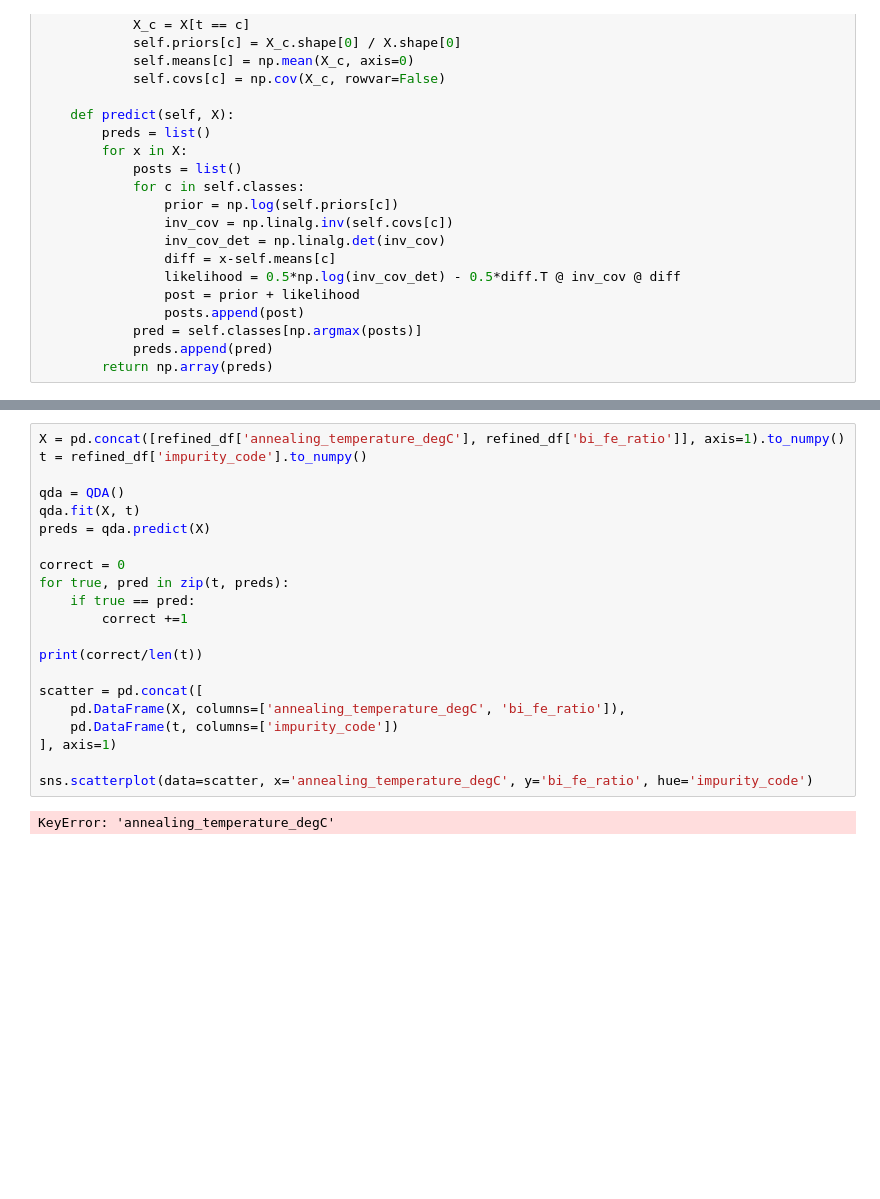
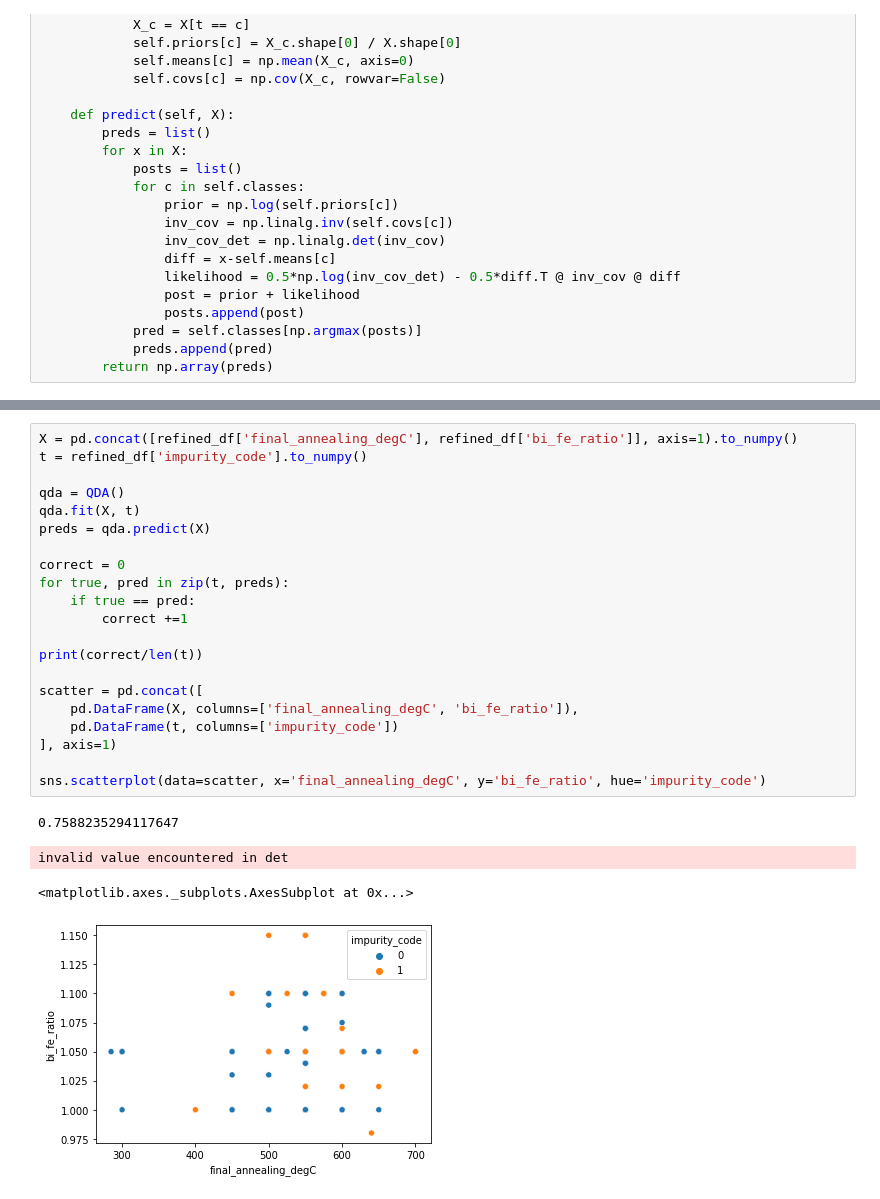
Before and after one commit to kevcruse96/bfo-impurityphase-analysis, a Jupyter notebook: df_dim_red.ipynb, the cells around one changed output, grey strips where cells are left out. Saved outputs shown, nothing was run; the diff lists cells and outputs as text; blank space fills up the shorter version.

```diff
--- a/df_dim_red.ipynb
+++ b/df_dim_red.ipynb
@@ -183,25 +216,28 @@ fig.show()
 [interactive output not drawn]
 [interactive output not drawn]
 # %%
-X = pd.concat([refined_df['annealing_temperature_degC'], refined_df['bi_fe_ratio']], axis=1).to_numpy()
+X = pd.concat([refined_df['final_annealing_degC'], refined_df['bi_fe_ratio']], axis=1).to_numpy()
 t = refined_df['impurity_code'].to_numpy()
 
 qda = QDA()
 qda.fit(X, t)
 preds = qda.predict(X)
 
 correct = 0
 for true, pred in zip(t, preds):
     if true == pred:
         correct +=1
 
 print(correct/len(t))
 
 scatter = pd.concat([
-    pd.DataFrame(X, columns=['annealing_temperature_degC', 'bi_fe_ratio']),
+    pd.DataFrame(X, columns=['final_annealing_degC', 'bi_fe_ratio']),
     pd.DataFrame(t, columns=['impurity_code'])
 ], axis=1)
 
-sns.scatterplot(data=scatter, x='annealing_temperature_degC', y='bi_fe_ratio', hue='impurity_code')
+sns.scatterplot(data=scatter, x='final_annealing_degC', y='bi_fe_ratio', hue='impurity_code')
 # %% [output]
-KeyError: 'annealing_temperature_degC'
+0.7588235294117647
+invalid value encountered in det
+<matplotlib.axes._subplots.AxesSubplot at 0x...>
+[figure, added]
```
Also changed, not shown: parts of 9 cells of this notebook, 10 other files.
